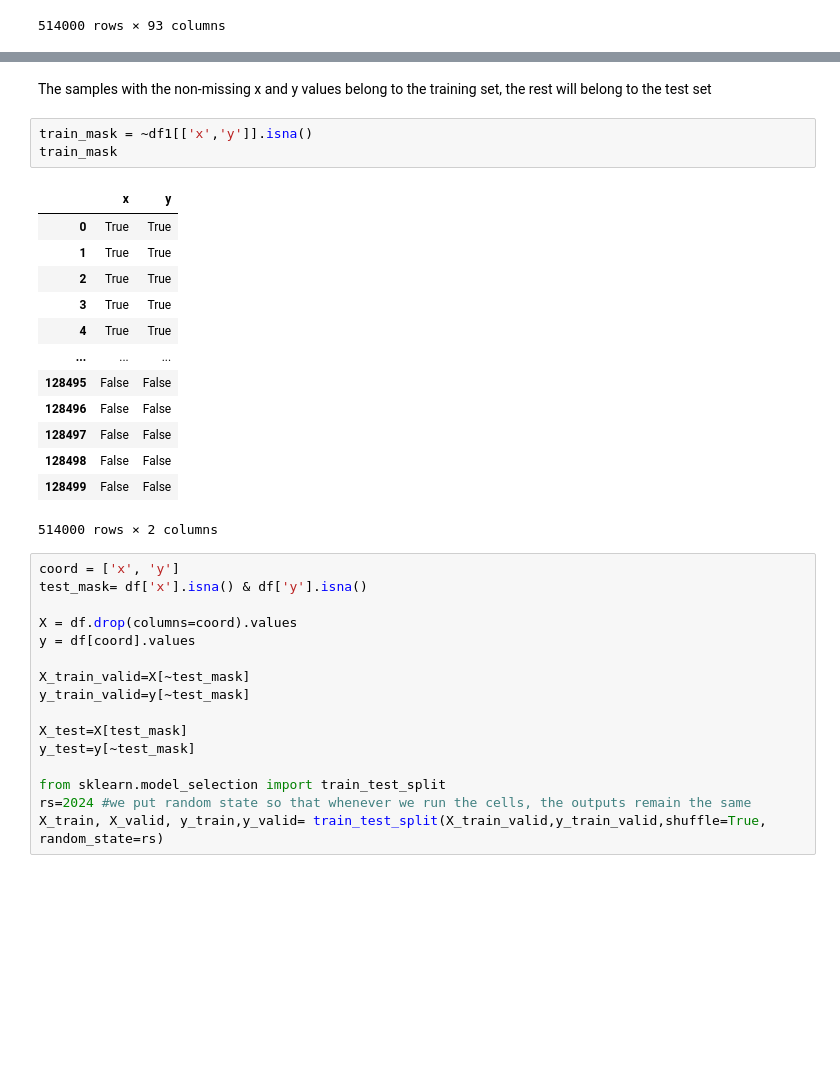
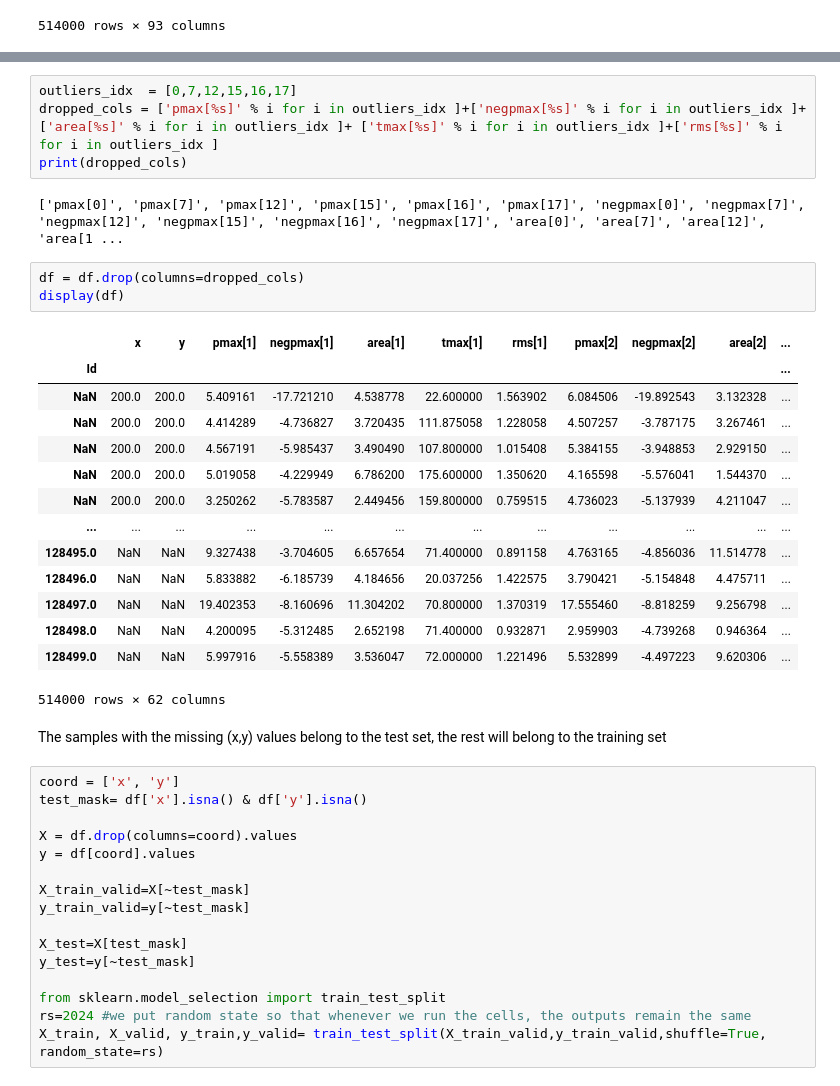
Before and after one commit to dsmasterproject/DSL-23-24Project, a Jupyter notebook: outliers_analysis/randomforest_importancescore.ipynb, the cells around one changed output, grey strips where cells are left out. Drawn from its saved outputs; the diff is of its cells as text; blank space fills up the shorter version.

```diff
--- a/outliers_analysis/randomforest_importancescore.ipynb
+++ b/outliers_analysis/randomforest_importancescore.ipynb
@@ -69,22 +80,29 @@ display(df)
+# %%
+outliers_idx  = [0,7,12,15,16,17]
+dropped_cols = ['pmax[%s]' % i for i in outliers_idx ]+['negpmax[%s]' % i for i in outliers_idx ]+ ['area[%s]' % i for i in outliers_idx ]+ ['tmax[%s]' % i for i in outliers_idx ]+['rms[%s]' % i for i in outliers_idx ]
+print(dropped_cols)
+# %% [output]
+['pmax[0]', 'pmax[7]', 'pmax[12]', 'pmax[15]', 'pmax[16]', 'pmax[17]', 'negpmax[0]', 'negpmax[7]', 'negpmax[12]', 'negpmax[15]', 'negpmax[16]', 'negpmax[17]', 'area[0]', 'area[7]', 'area[12]', 'area[1 ...
+# %%
+df = df.drop(columns=dropped_cols)
+display(df)
+# %% [output]
+|  | x | y | pmax[1] | negpmax[1] | area[1] | tmax[1] | rms[1] | pmax[2] | negpmax[2] | area[2] | ... |
+| Id |  |  |  |  |  |  |  |  |  |  | ... |
+| NaN | 200.0 | 200.0 | 5.409161 | -17.721210 | 4.538778 | 22.600000 | 1.563902 | 6.084506 | -19.892543 | 3.132328 | ... |
+| NaN | 200.0 | 200.0 | 4.414289 | -4.736827 | 3.720435 | 111.875058 | 1.228058 | 4.507257 | -3.787175 | 3.267461 | ... |
+| NaN | 200.0 | 200.0 | 4.567191 | -5.985437 | 3.490490 | 107.800000 | 1.015408 | 5.384155 | -3.948853 | 2.929150 | ... |
+| NaN | 200.0 | 200.0 | 5.019058 | -4.229949 | 6.786200 | 175.600000 | 1.350620 | 4.165598 | -5.576041 | 1.544370 | ... |
+| NaN | 200.0 | 200.0 | 3.250262 | -5.783587 | 2.449456 | 159.800000 | 0.759515 | 4.736023 | -5.137939 | 4.211047 | ... |
+| ... | ... | ... | ... | ... | ... | ... | ... | ... | ... | ... | ... |
+| 128495.0 | NaN | NaN | 9.327438 | -3.704605 | 6.657654 | 71.400000 | 0.891158 | 4.763165 | -4.856036 | 11.514778 | ... |
+| 128496.0 | NaN | NaN | 5.833882 | -6.185739 | 4.184656 | 20.037256 | 1.422575 | 3.790421 | -5.154848 | 4.475711 | ... |
+| 128497.0 | NaN | NaN | 19.402353 | -8.160696 | 11.304202 | 70.800000 | 1.370319 | 17.555460 | -8.818259 | 9.256798 | ... |
+| 128498.0 | NaN | NaN | 4.200095 | -5.312485 | 2.652198 | 71.400000 | 0.932871 | 2.959903 | -4.739268 | 0.946364 | ... |
+| 128499.0 | NaN | NaN | 5.997916 | -5.558389 | 3.536047 | 72.000000 | 1.221496 | 5.532899 | -4.497223 | 9.620306 | ... |
+514000 rows × 62 columns
 # %% [markdown]
-The samples with the non-missing x and y values belong to the training set, the rest will belong to the test set
+The samples with the missing (x,y) values belong to the test set, the rest will belong to the training set
-# %%
-train_mask = ~df1[['x','y']].isna()
-train_mask
-# %% [output]
-|  | x | y |
-| 0 | True | True |
-| 1 | True | True |
-| 2 | True | True |
-| 3 | True | True |
-| 4 | True | True |
-| ... | ... | ... |
-| 128495 | False | False |
-| 128496 | False | False |
-| 128497 | False | False |
-| 128498 | False | False |
-| 128499 | False | False |
-514000 rows × 2 columns
 # %%
 coord = ['x', 'y']
 test_mask= df['x'].isna() & df['y'].isna()
```
Also changed, not shown: parts of 15 cells of this notebook, 1 other file.
